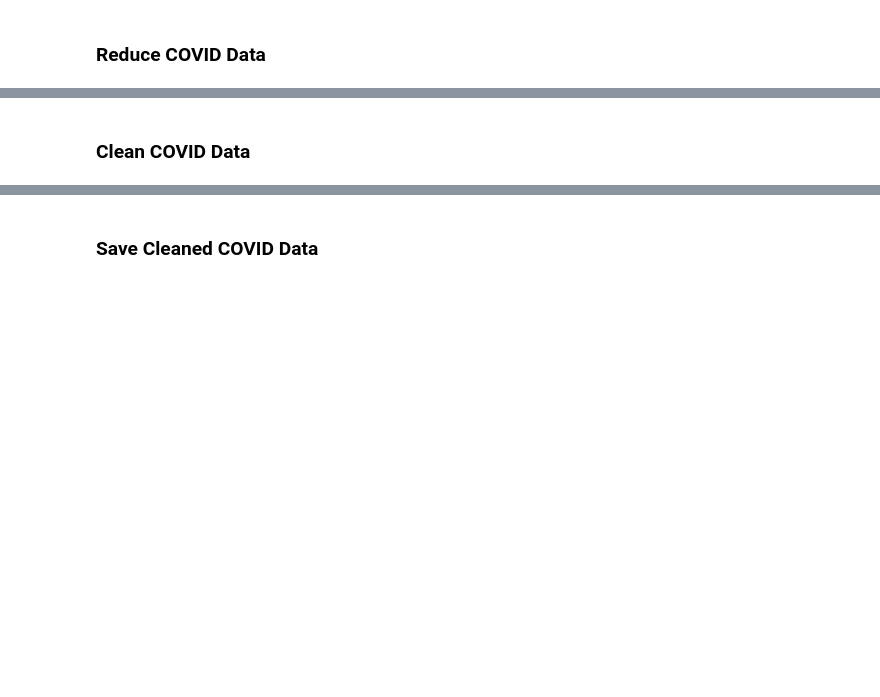
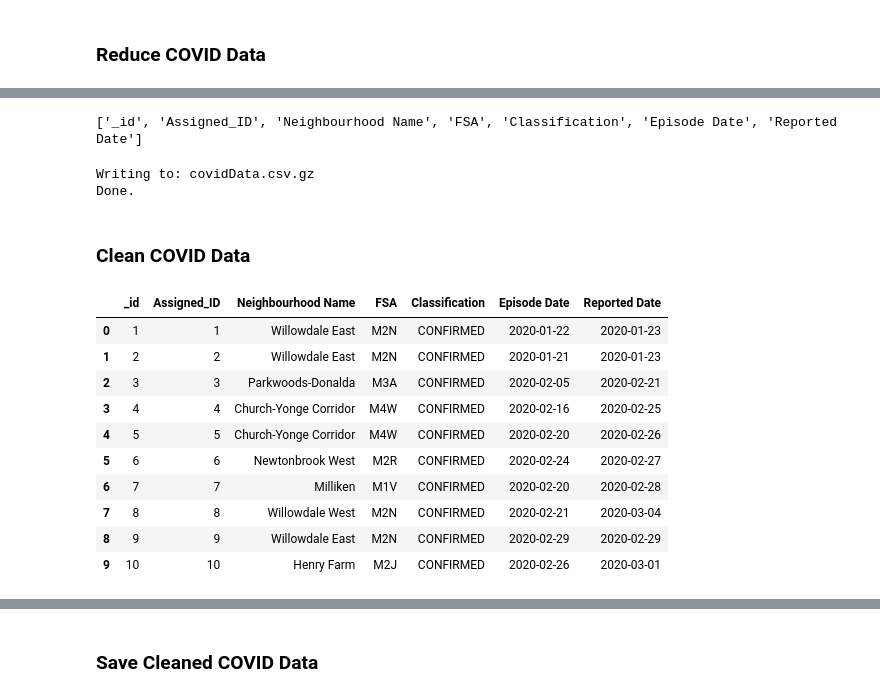
Before and after one commit to MattKavanaugh/dcsa_grp_project, a Jupyter notebook: eda_and_cleaning.ipynb, the cells around one changed output, grey strips where cells are left out. Cells and saved outputs as stored; diff of their text form; code cells hidden in the pictures; blank space fills up the shorter version.

```diff
--- a/eda_and_cleaning.ipynb
+++ b/eda_and_cleaning.ipynb
@@ -468,6 +755,13 @@ df.info()
+# %%
+# check column names again - makes copying text for later steps easier
+print(list(covid.columns.values))
+# %% [output]
+['_id', 'Assigned_ID', 'Neighbourhood Name', 'FSA', 'Classification', 'Episode Date', 'Reported Date']
 # %%
-# save rough covid case data
-path = os.path.join('data','rough')
+## LOCAL ONLY
+
+# save reduced data locally
+path = os.path.join('data','raw')
 fn = 'covidData.csv.gz'
 print(f"Writing to: {fn}")
 
@@ -475,5 +769,8 @@ if not os.path.exists(path):
     print(f"Creating {path} under {os.getcwd()}")
     os.makedirs(path)
 
-covidcases.to_csv(os.path.join(path,fn), index=False, compression="gzip")
+covid.to_csv(os.path.join(path,fn), index=False, compression="gzip")
 print("Done.")
+# %% [output]
+Writing to: covidData.csv.gz
+Done.
@@ -491,4 +777,26 @@ print(list(df.columns.values))
 # %% [markdown]
 ### Clean COVID Data
+# %%
+## LOCAL ONLY
+
+# reload covid data
+path = os.path.join('data','raw')
+fn = 'covidData.csv.gz'
+covid = pd.read_csv(os.path.join(path,fn), compression='gzip', low_memory=False)
+
+# have a look at data
+covid.head(10)
+# %% [output]
+|  | _id | Assigned_ID | Neighbourhood Name | FSA | Classification | Episode Date | Reported Date |
+| 0 | 1 | 1 | Willowdale East | M2N | CONFIRMED | 2020-01-22 | 2020-01-23 |
+| 1 | 2 | 2 | Willowdale East | M2N | CONFIRMED | 2020-01-21 | 2020-01-23 |
+| 2 | 3 | 3 | Parkwoods-Donalda | M3A | CONFIRMED | 2020-02-05 | 2020-02-21 |
+| 3 | 4 | 4 | Church-Yonge Corridor | M4W | CONFIRMED | 2020-02-16 | 2020-02-25 |
+| 4 | 5 | 5 | Church-Yonge Corridor | M4W | CONFIRMED | 2020-02-20 | 2020-02-26 |
+| 5 | 6 | 6 | Newtonbrook West | M2R | CONFIRMED | 2020-02-24 | 2020-02-27 |
+| 6 | 7 | 7 | Milliken | M1V | CONFIRMED | 2020-02-20 | 2020-02-28 |
+| 7 | 8 | 8 | Willowdale West | M2N | CONFIRMED | 2020-02-21 | 2020-03-04 |
+| 8 | 9 | 9 | Willowdale East | M2N | CONFIRMED | 2020-02-29 | 2020-02-29 |
+| 9 | 10 | 10 | Henry Farm | M2J | CONFIRMED | 2020-02-26 | 2020-03-01 |
 # %%
 # count nulls by columns to identify if there are any problems
```
Also changed, not shown: parts of 109 cells of this notebook, 12 other files.
